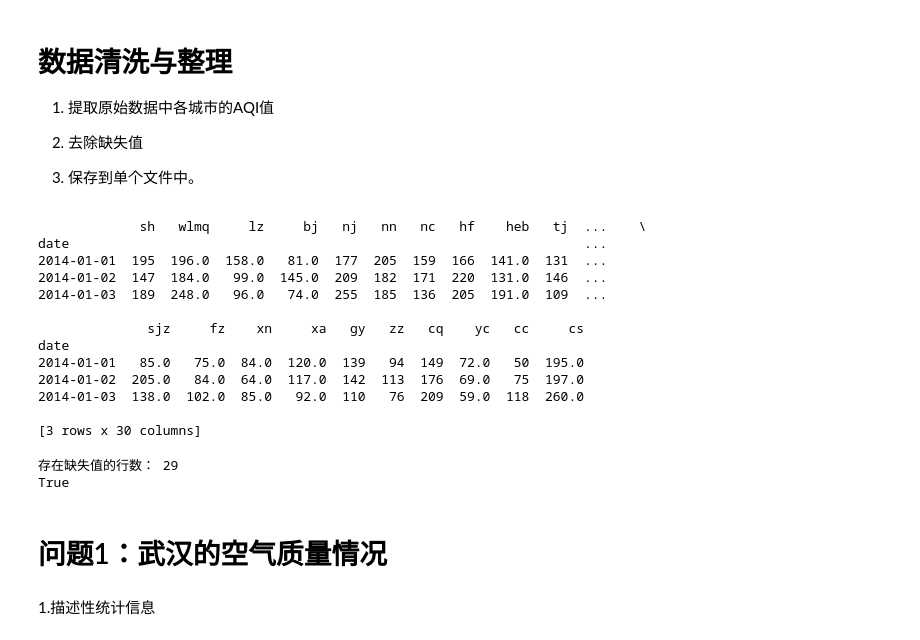
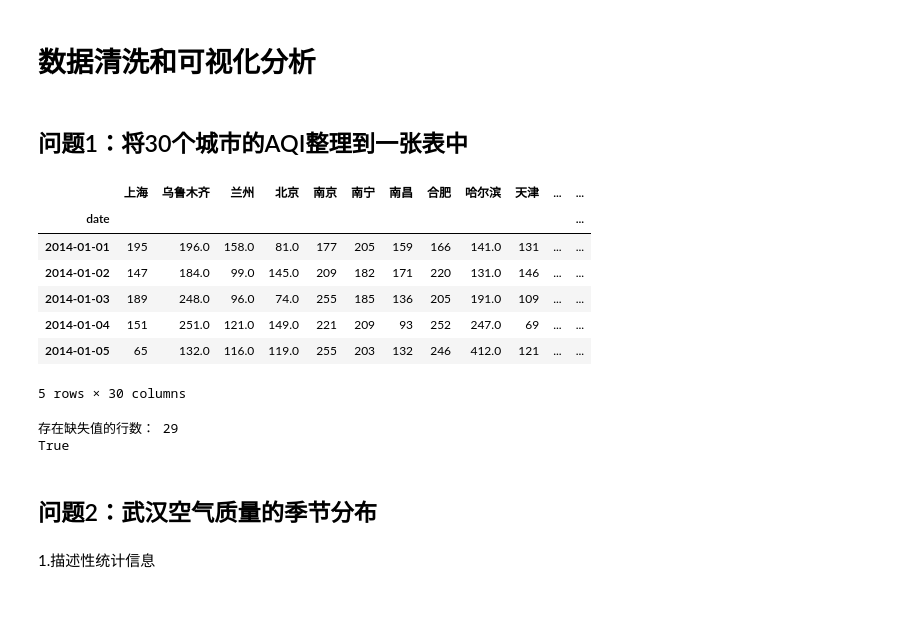
Before and after one commit to aimar112982/AQIstudy-1, a Jupyter notebook: AQI_analysis/CleaningAndSummary.ipynb, the cells around one changed output. Drawn from its saved outputs; the diff is of its cells as text; code cells hidden in the pictures; blank space fills up the shorter version.

```diff
--- a/AQI_analysis/CleaningAndSummary.ipynb
+++ b/AQI_analysis/CleaningAndSummary.ipynb
@@ -1,11 +1,7 @@
-# %% [markdown]
-# 数据清洗与整理
-
-1. 提取原始数据中各城市的AQI值
-
-2. 去除缺失值
-
-3. 保存到单个文件中。
+# %% [markdown]
+# 数据清洗和可视化分析
+# %% [markdown]
+## 问题1：将30个城市的AQI整理到一张表中
 # %%
 import numpy as np
 import pandas as pd
@@ -17,40 +9,25 @@ def h2p(filename):
 # %%
-import os
-
-path = r'../AQI_maincity'
-filename0 = os.listdir(path)[0]
-cityname0 = h2p(filename0)
-dirname0 = os.path.join(path, filename0)  # 路径
-with open(dirname0) as f:
-    data = pd.read_csv(f, usecols=[0,1], index_col='date', encoding='utf-8')
-    data.rename(columns={'AQI': cityname0}, inplace=True)  # 列名重命名
+data = pd.DataFrame()
+path = r'..\AQI_maincity'
+for filename in os.listdir(path):
+    dirname = os.path.join(path, filename)  # 路径
+    cityname = filename.split('.')[0]  # 城市名
+    with open(dirname, 'rb') as f:
+        df = pd.read_csv(f, usecols=[0,1], index_col='date', encoding='utf-8')
+        df.rename(columns={'AQI': cityname}, inplace=True)
+    data = pd.concat([data, df], axis=1, sort=False)
+data.index = pd.to_datetime(data.index, format='%Y-%m-%d')
+data.index.name = 'date'
+data.head()
+# %% [output]
+|  | 上海 | 乌鲁木齐 | 兰州 | 北京 | 南京 | 南宁 | 南昌 | 合肥 | 哈尔滨 | 天津 | ... | ... |
+| date |  |  |  |  |  |  |  |  |  |  |  | ... |
+| 2014-01-01 | 195 | 196.0 | 158.0 | 81.0 | 177 | 205 | 159 | 166 | 141.0 | 131 | ... | ... |
+| 2014-01-02 | 147 | 184.0 | 99.0 | 145.0 | 209 | 182 | 171 | 220 | 131.0 | 146 | ... | ... |
+| 2014-01-03 | 189 | 248.0 | 96.0 | 74.0 | 255 | 185 | 136 | 205 | 191.0 | 109 | ... | ... |
+| 2014-01-04 | 151 | 251.0 | 121.0 | 149.0 | 221 | 209 | 93 | 252 | 247.0 | 69 | ... | ... |
+| 2014-01-05 | 65 | 132.0 | 116.0 | 119.0 | 255 | 203 | 132 | 246 | 412.0 | 121 | ... | ... |
+5 rows × 30 columns
-# %%
-for filename in os.listdir(path)[1:]:
-    dirname = os.path.join(path, filename)
-    cityname = h2p(filename)
-    if os.path.isfile(dirname):
-        with open(dirname) as f:
-            df = pd.read_csv(f, usecols=[0,1], index_col='date', encoding='utf-8')
-            df.rename(columns={'AQI': cityname}, inplace=True)
-        data = pd.concat([data, df], axis=1)
-idx = pd.to_datetime(data.index, format='%Y-%m-%d')
-data.index = idx
-data.index.name = 'date'
-print(data.head(3))
-# %% [output]
-             sh   wlmq     lz     bj   nj   nn   nc   hf    heb   tj  ...    \
-date                                                                  ...
-2014-01-01  195  196.0  158.0   81.0  177  205  159  166  141.0  131  ...
-2014-01-02  147  184.0   99.0  145.0  209  182  171  220  131.0  146  ...
-2014-01-03  189  248.0   96.0   74.0  255  185  136  205  191.0  109  ...
-
-              sjz     fz    xn     xa   gy   zz   cq    yc   cc     cs
-date
-2014-01-01   85.0   75.0  84.0  120.0  139   94  149  72.0   50  195.0
-2014-01-02  205.0   84.0  64.0  117.0  142  113  176  69.0   75  197.0
-2014-01-03  138.0  102.0  85.0   92.0  110   76  209  59.0  118  260.0
-
-[3 rows x 30 columns]
 # %%
 # 处理缺失值
 print('存在缺失值的行数：', data[data.isna().values==True].shape[0])
@@ -65,6 +42,6 @@ True
 data.to_csv('maincity_aqi.csv', encoding='utf-8')
-# %% [markdown]
-# 问题1：武汉的空气质量情况
+# %% [markdown]
+## 问题2：武汉空气质量的季节分布
 # %%
 import pandas as pd
 import matplotlib.pyplot as plt
```
Also changed, not shown: parts of 7 cells of this notebook.
